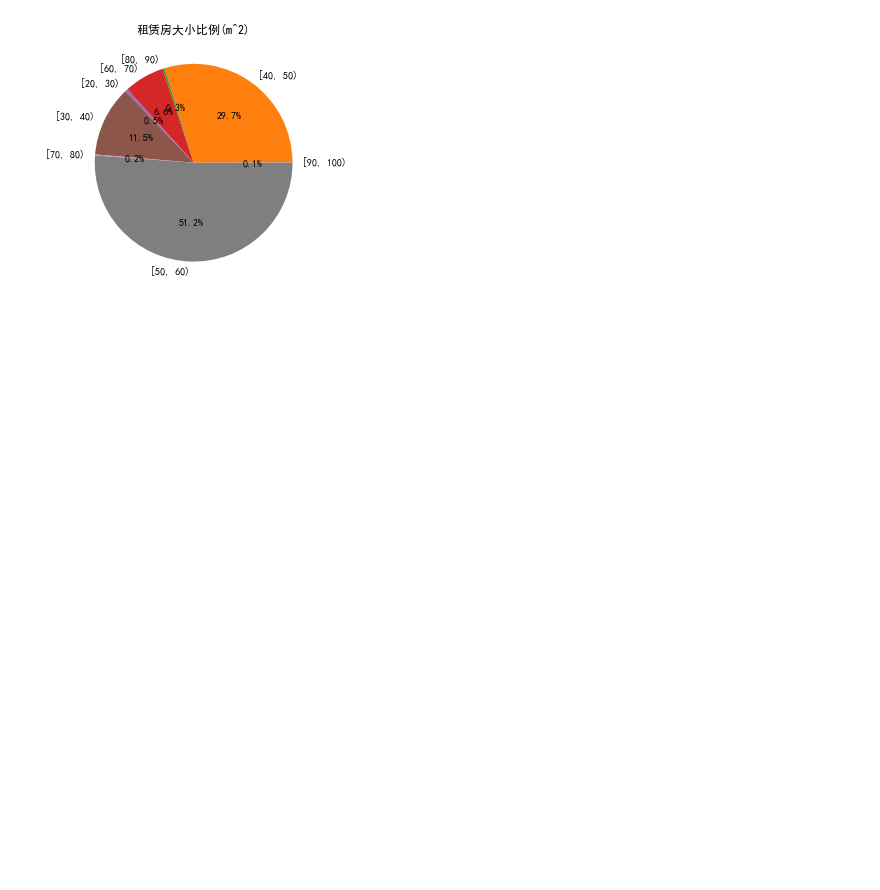
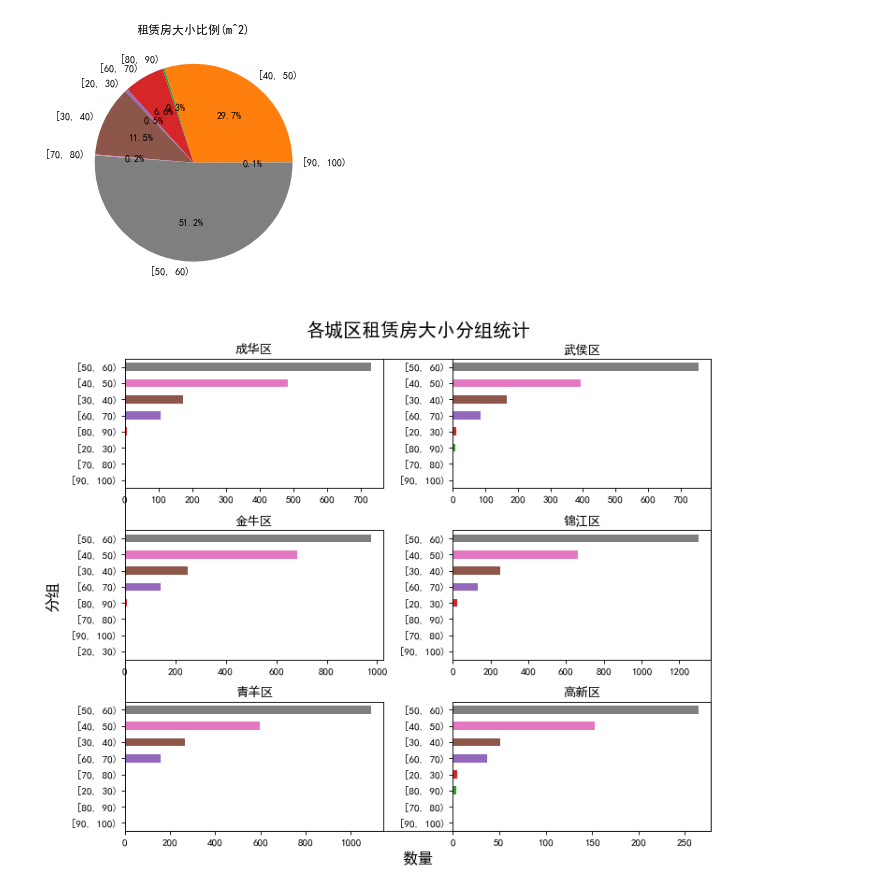
Before and after one commit to GYT0313/JupyterNotebook, a Jupyter notebook: JupyterNotebook/matplotlib/data_visualization/shiyan/sheji2/sheji2.ipynb, the cells around one changed output. Drawn from its saved outputs; the diff is of its cells as text; code cells hidden in the pictures; blank space fills up the shorter version.

```diff
--- a/JupyterNotebook/matplotlib/data_visualization/shiyan/sheji2/sheji2.ipynb
+++ b/JupyterNotebook/matplotlib/data_visualization/shiyan/sheji2/sheji2.ipynb
@@ -202,3 +188,41 @@ Name: size, dtype: int64
 [50, 60)     5117
 dtype: int64
 [figure]
+# %%
+# 6张图-六城区总的房间大小分区统计
+max = data["size"].max()
+min = data["size"].min()
+limit = range(int(min-min%10), int(max+10), 10)
+
+# 按照城区分组
+size_group_by_partition = data.groupby("partition")
+# 每个城区的分组频数统计
+partitions_limit_group = []
+# 强转  --> [("高新区", DataFrame), ("锦江区", DataFrame), ...]
+size_group_by_partition = list(size_group_by_partition)
+
+# 遍历统计
+for partition_df in size_group_by_partition:
+    partitions_limit_group.append(pd.cut(partition_df[1]["size"], limit, right=False).value_counts())
+
+# 绘图
+pf = plt.figure(figsize=(10,8), dpi=80)
+# 设置标题
+plt.title("各城区租赁房大小分组统计\n", fontsize=18)
+plt.xlabel("\n数量", fontsize=15)
+plt.ylabel("分组\n\n\n\n", fontsize=15)
+# 避免坐标重叠
+plt.xticks([])
+plt.yticks([])
+
+# 遍历6个城区，并添加子图
+for p,i in zip(partitions_limit_group, range(6)):
+    pf.add_subplot(3,2,i+1)
+    p.sort_values().plot(kind='barh')
+    plt.tight_layout()
+    plt.title("{}".format(size_group_by_partition[i][0]))
+    plt.ylabel("")
+pf.savefig("./各城区租赁房大小统计.jpg")
+pf.show()
+# %% [output]
+[figure, added]
```
Also changed, not shown: parts of 5 cells of this notebook, 1 other file.
